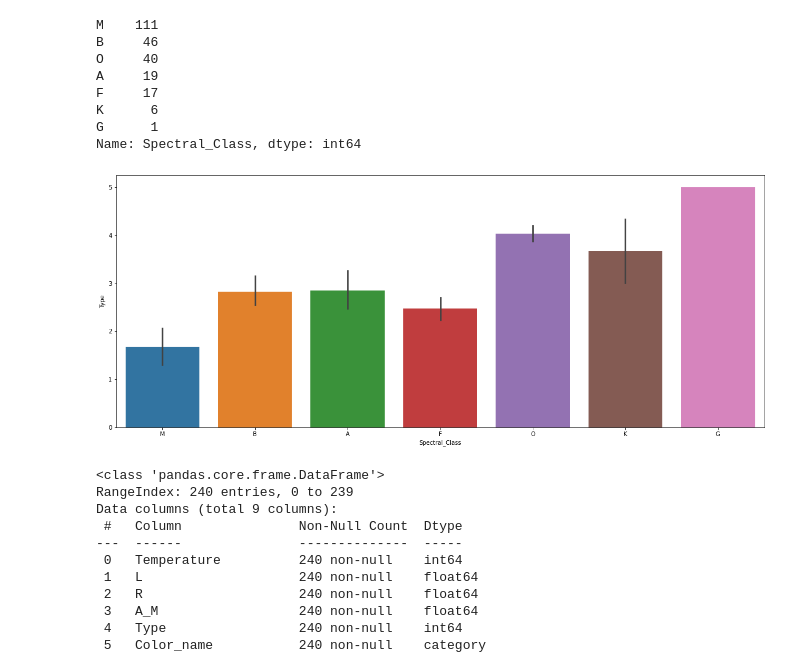
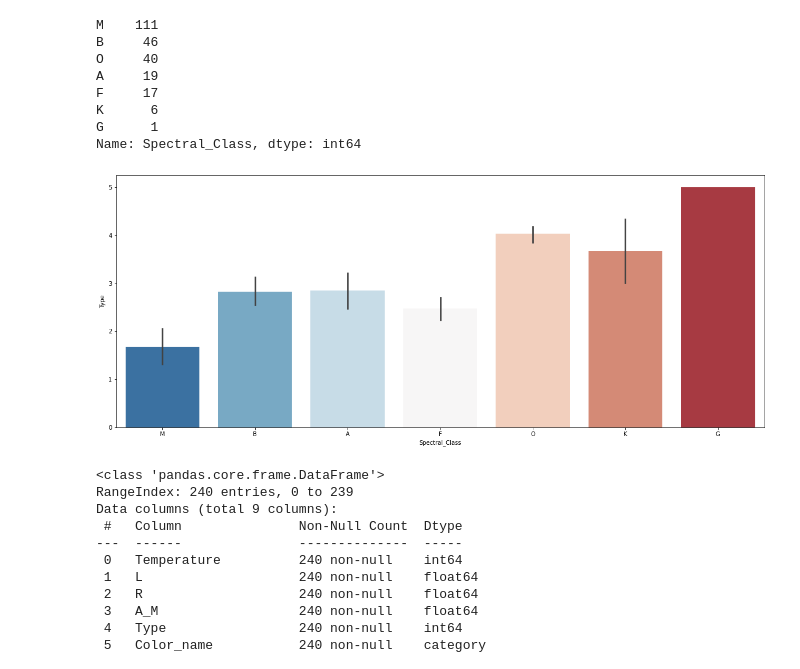
Before and after one commit to MKobus12305/ML_StarsClassification, a Jupyter notebook: Stars.ipynb, the cells around one changed output. Drawn from its saved outputs; the diff is of its cells as text; code cells hidden in the pictures.

```diff
--- a/Stars.ipynb
+++ b/Stars.ipynb
@@ -223,10 +233,10 @@ Name: Spectral_Class, dtype: int64
 # %%
 # spectral classes
 figure = plt.figure(figsize=(20,8))
-sns.barplot(x="Spectral_Class", y="Type", data=df)
+sns.barplot(x="Spectral_Class", y="Type", data=df, palette='RdBu_r')
 plt.show()
 # %% [output]
-[figure, old version]
+[figure, new version]
 # %%
 df["Spectral_Class_name"] = df["Spectral_Class"]
 
```
Also changed, not shown: parts of 40 cells of this notebook.
